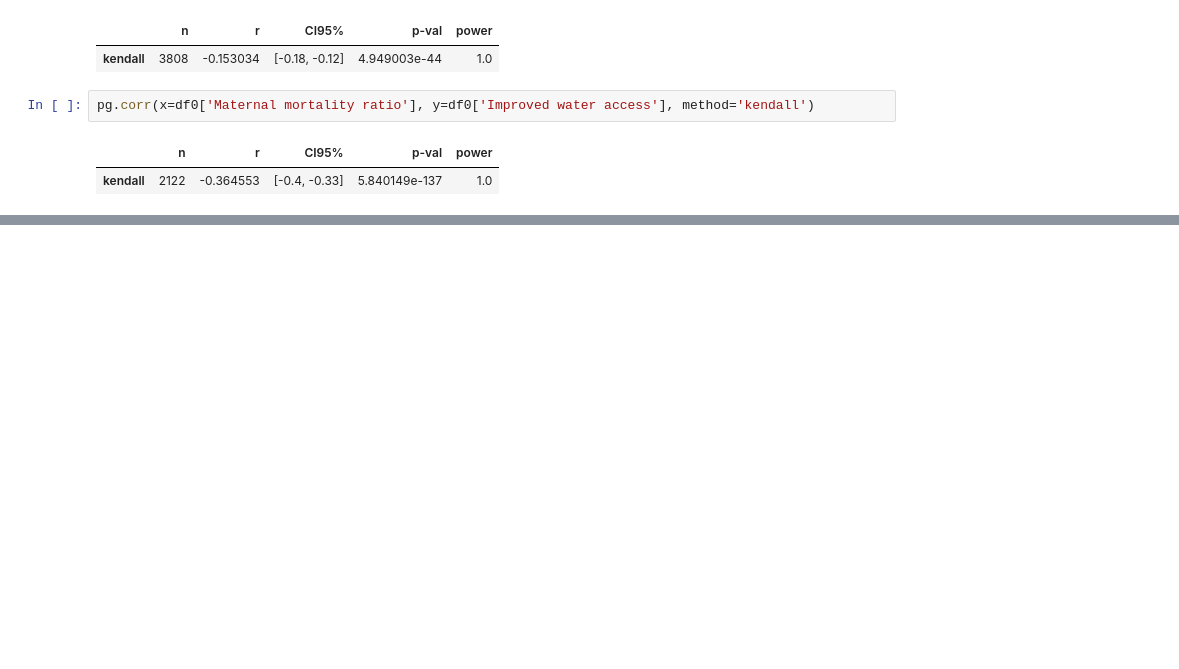
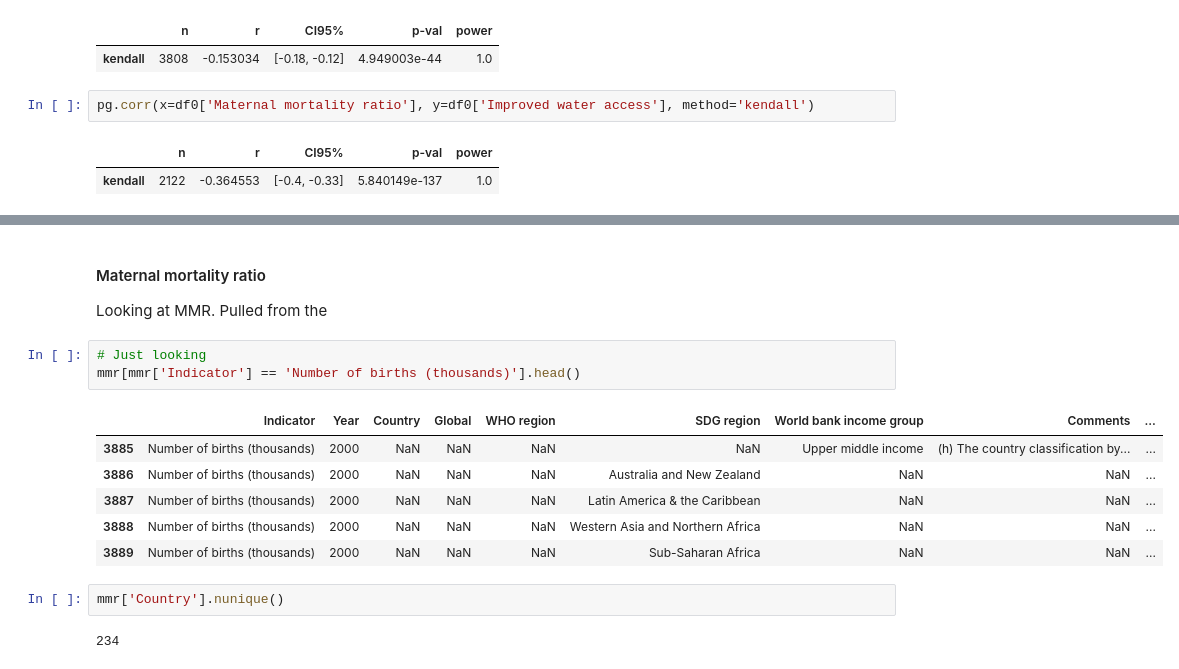
Before and after one commit to mangocrush/whomaternal, a Jupyter notebook: WHOproject.ipynb, the cells around one changed output, grey strips where cells are left out. Drawn from its saved outputs; the diff is of its cells as text; blank space fills up the shorter version.

```diff
--- a/WHOproject.ipynb
+++ b/WHOproject.ipynb
@@ -592,0 +769,17 @@ ok wait i also want to do gender inequality index (modified to take out MMR) and
+# %% [markdown]
+#### Maternal mortality ratio
+Looking at MMR. Pulled from the
+# %%
+# Just looking
+mmr[mmr['Indicator'] == 'Number of births (thousands)'].head()
+# %% [output]
+|  | Indicator | Year | Country | Global | WHO region | SDG region | World bank income group | Comments | ... |
+| 3885 | Number of births (thousands) | 2000 | NaN | NaN | NaN | NaN | Upper middle income | (h) The country classification by... | ... |
+| 3886 | Number of births (thousands) | 2000 | NaN | NaN | NaN | Australia and New Zealand | NaN | NaN | ... |
+| 3887 | Number of births (thousands) | 2000 | NaN | NaN | NaN | Latin America & the Caribbean | NaN | NaN | ... |
+| 3888 | Number of births (thousands) | 2000 | NaN | NaN | NaN | Western Asia and Northern Africa | NaN | NaN | ... |
+| 3889 | Number of births (thousands) | 2000 | NaN | NaN | NaN | Sub-Saharan Africa | NaN | NaN | ... |
+# %%
+mmr['Country'].nunique()
+# %% [output]
+234
```
Also changed, not shown: parts of 30 cells of this notebook.
